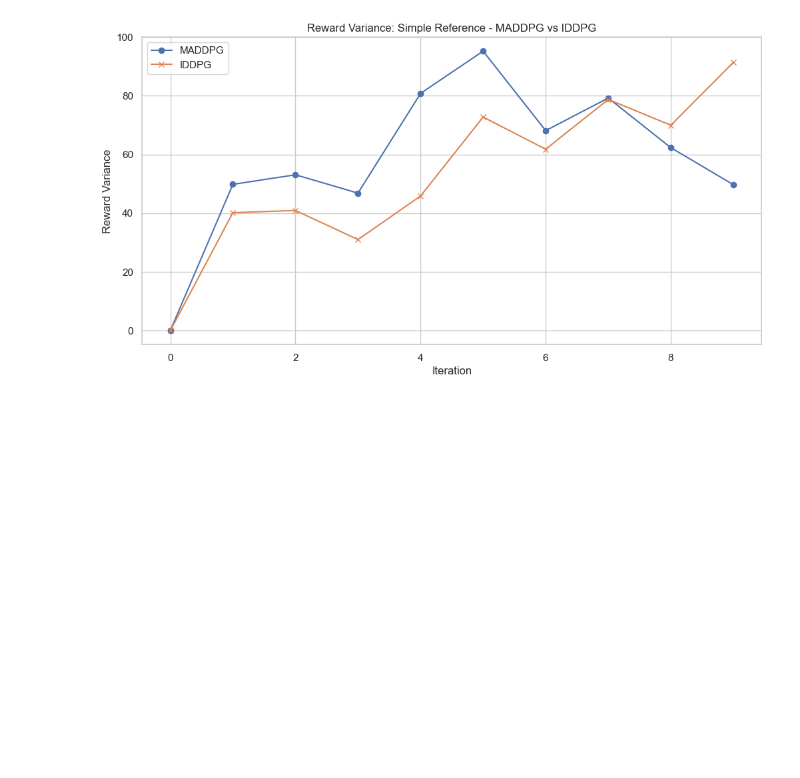
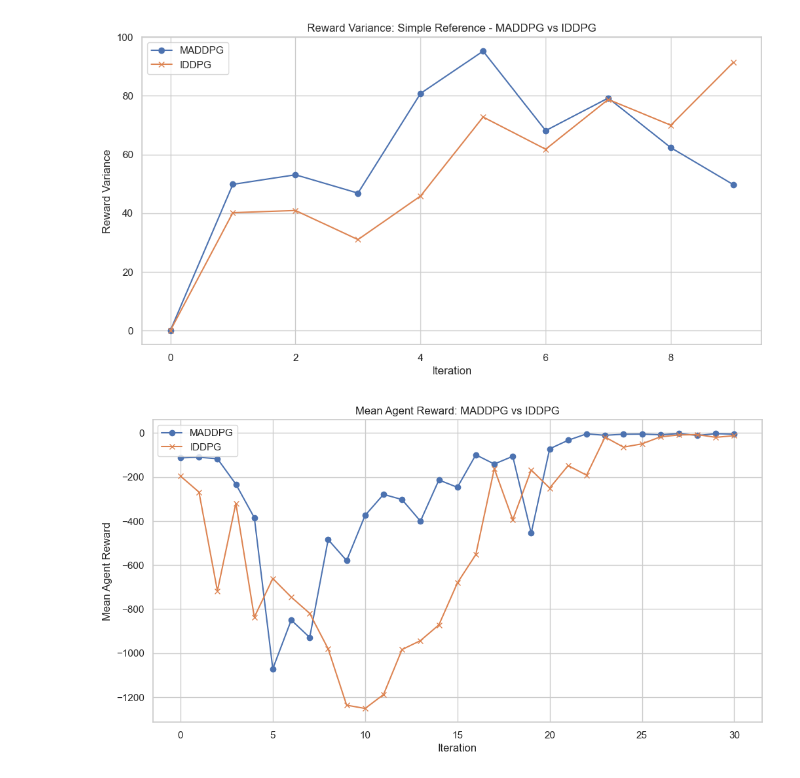
Before and after one commit to eduardooliveiraps/MARL-MPE, a Jupyter notebook: MPE-training-maddpg/analysis/analysis.ipynb, the cells around one changed output. Cells and saved outputs as stored; diff of their text form; code cells hidden in the pictures; blank space fills up the shorter version.

Commit message:
Added MADDPG vs IDDPG comparison

```diff
--- a/MPE-training-maddpg/analysis/analysis.ipynb
+++ b/MPE-training-maddpg/analysis/analysis.ipynb
@@ -12,6 +12,9 @@ df_simple_tag = pd.read_csv('../data/training_data_simple_tag.csv')
 df_simple_reference = pd.read_csv('../data/training_data_simple_reference.csv')
 df_simple_crypto = pd.read_csv('../data/training_data_simple_crypto.csv')
 df_simple_reference_iddpg = pd.read_csv('../data/training_data_simple_reference_iddpg.csv')
+
+maddpg_data = pd.read_csv('../data/training_results_maddpg.csv')
+iddpg_data = pd.read_csv('../data/training_results_iddpg.csv')
 # %%
 df_simple_tag.head()
 # %% [output]
@@ -256,3 +259,21 @@ compare_reward_variance(
 )
 # %% [output]
 [figure]
+# %%
+maddpg_filtered = maddpg_data[maddpg_data['Iteration'] < 31]
+iddpg_filtered = iddpg_data[iddpg_data['Iteration'] < 31]
+
+maddpg_mean_agent = maddpg_filtered.groupby('Iteration')['Agent'].mean().reset_index()
+iddpg_mean_agent = iddpg_filtered.groupby('Iteration')['Agent'].mean().reset_index()
+
+plt.figure(figsize=(12, 6))
+plt.plot(maddpg_mean_agent['Iteration'], maddpg_mean_agent['Agent'], label='MADDPG', marker='o')
+plt.plot(iddpg_mean_agent['Iteration'], iddpg_mean_agent['Agent'], label='IDDPG', marker='x')
+plt.title('Mean Agent Reward: MADDPG vs IDDPG')
+plt.xlabel('Iteration')
+plt.ylabel('Mean Agent Reward')
+plt.legend()
+plt.grid(True)
+plt.show()
+# %% [output]
+[figure, added]
```
Also changed, not shown: 3 other files.
